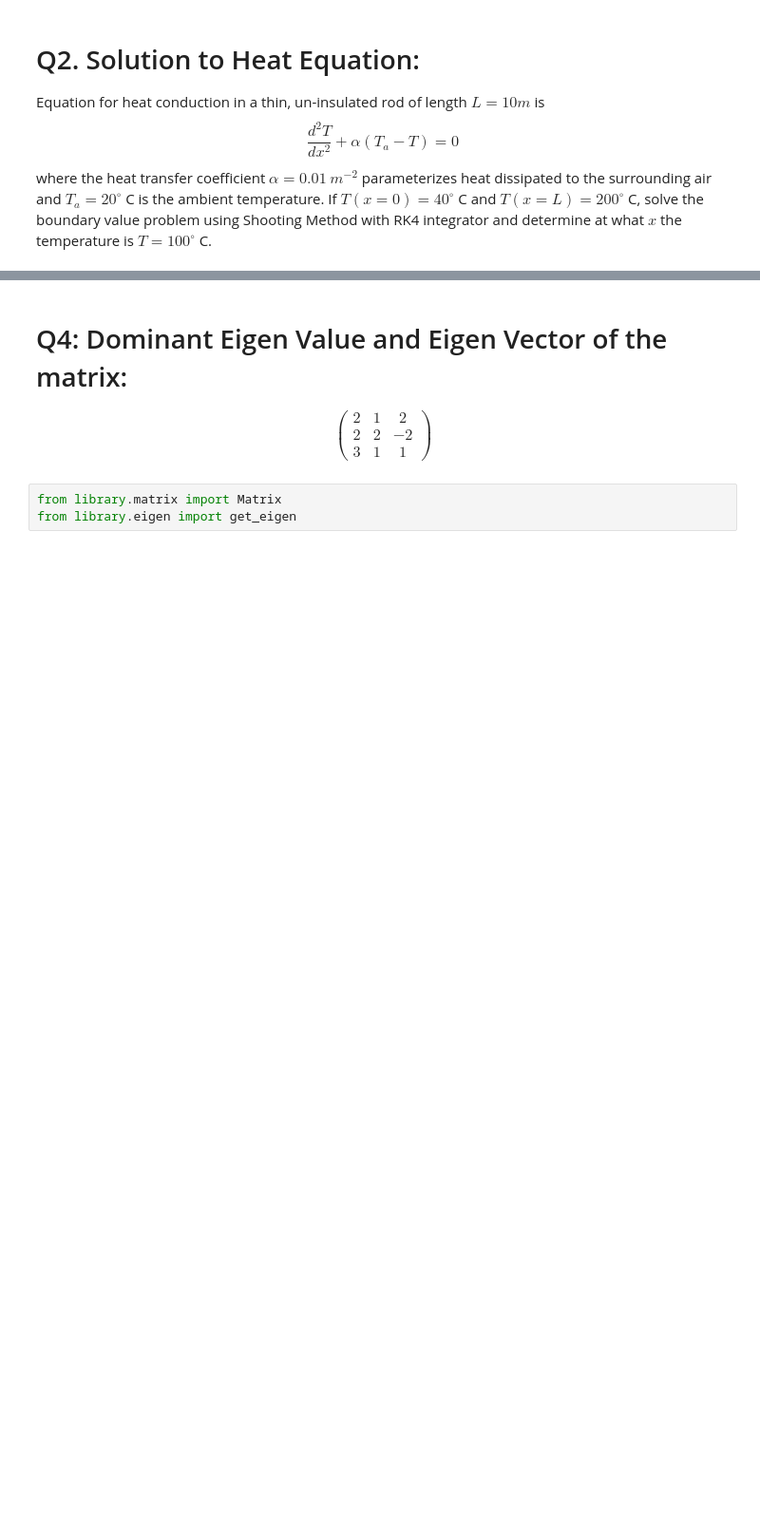
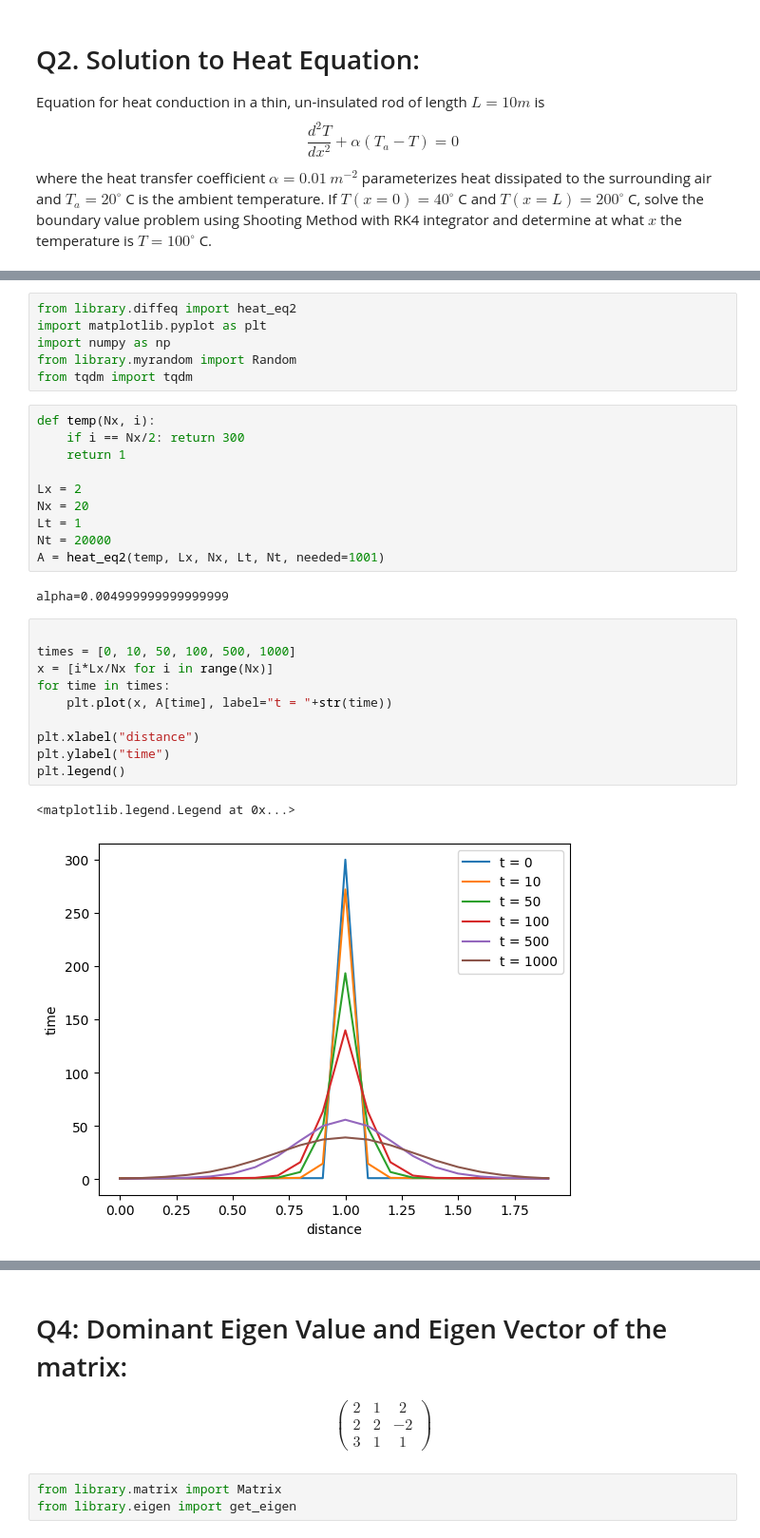
Before and after one commit to PeithonKing/comp_phys_P346, a Jupyter notebook: 6.assign6_difqev.ipynb, the cells around one changed output, grey strips where cells are left out. Shown at 95% size. Cells and saved outputs as stored; diff of their text form; blank space fills up the shorter version.

```diff
--- a/6.assign6_difqev.ipynb
+++ b/6.assign6_difqev.ipynb
@@ -100,0 +106,31 @@ The temperature is 100C at x = 4.332
+# %%
+from library.diffeq import heat_eq2
+import matplotlib.pyplot as plt
+import numpy as np
+from library.myrandom import Random
+from tqdm import tqdm
+# %%
+def temp(Nx, i):
+    if i == Nx/2: return 300
+    return 1
+
+Lx = 2
+Nx = 20
+Lt = 1
+Nt = 20000
+A = heat_eq2(temp, Lx, Nx, Lt, Nt, needed=1001)
+# %% [output]
+alpha=0.004999999999999999
+# %%
+
+times = [0, 10, 50, 100, 500, 1000]
+x = [i*Lx/Nx for i in range(Nx)]
+for time in times:
+    plt.plot(x, A[time], label="t = "+str(time))
+
+plt.xlabel("distance")
+plt.ylabel("time")
+plt.legend()
+# %% [output]
+<matplotlib.legend.Legend at 0x...>
+[figure, added]
```
Also changed, not shown: parts of 4 cells of this notebook, 2 other files.
